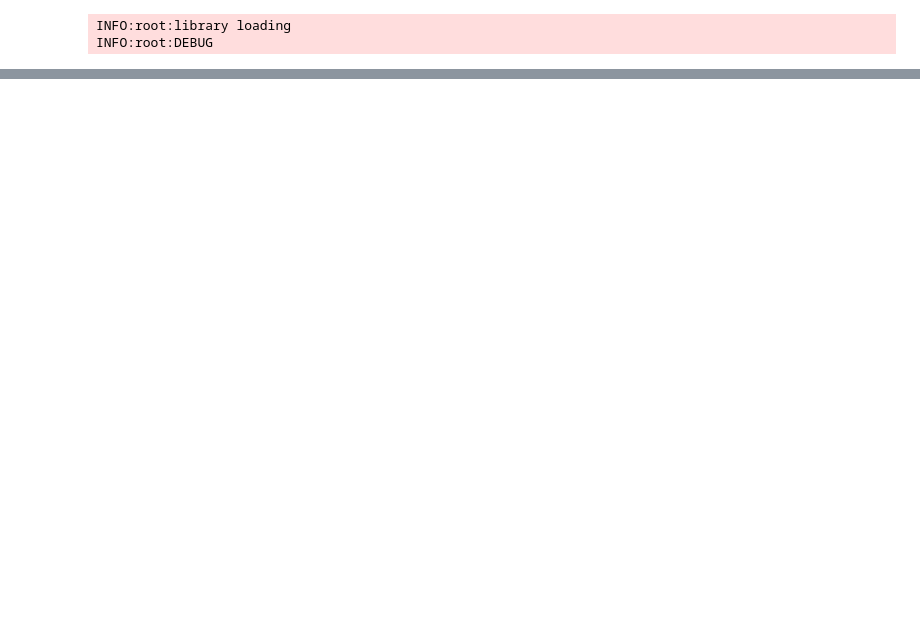
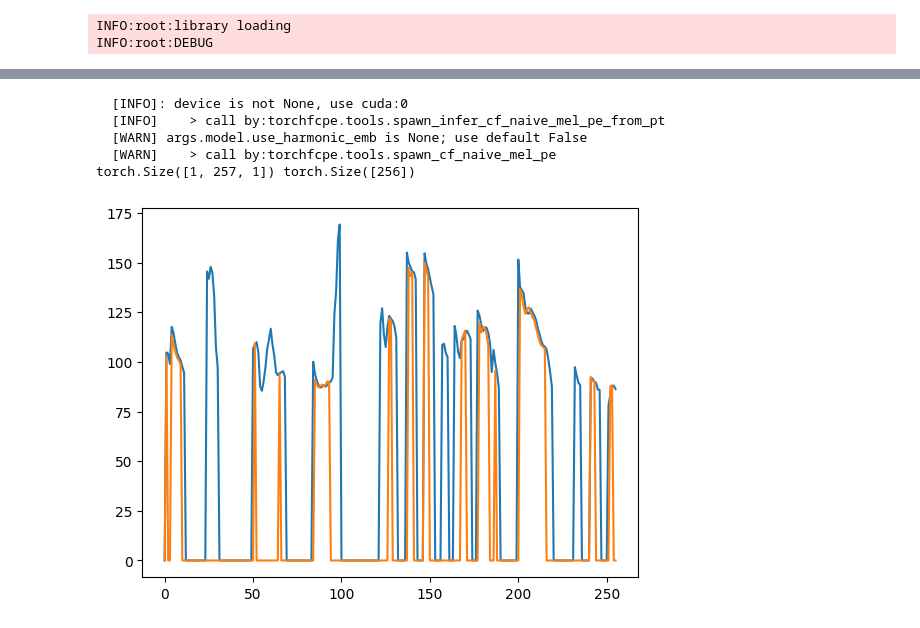
Before and after one commit to abargum/RAVE, a Jupyter notebook: test.ipynb, the cells around one changed output, grey strips where cells are left out. Cells and saved outputs as stored; diff of their text form; code cells hidden in the pictures; blank space fills up the shorter version.

```diff
--- a/test.ipynb
+++ b/test.ipynb
@@ -139,0 +167,67 @@ torch.Size([1, 64, 256]) torch.Size([1, 256, 256])
+# %%
+from torchfcpe import spawn_bundled_infer_model
+import torch
+import librosa
+import torchyin
+
+# configure device and target hop_size
+device = 'cuda:0'
+sr = 44100
+hop_size = 1024
+
+# load audio
+audio, sr = librosa.load("libri.wav", sr=sr, mono=True)
+audio = audio[:2*131072]
+audio_length = len(audio)
+f0_target_length=(audio_length // hop_size) + 1
+audio_t = torch.from_numpy(audio).float().unsqueeze(0).unsqueeze(-1).to(device)
+
+# load model
+model = spawn_bundled_infer_model(device=device)
+
+# infer
+'''
+audio: wav, torch.Tensor
+sr: sample rate
+decoder_mode: [Optional] 'local_argmax' is recommended
+threshold: [Optional] threshold for V/UV decision, 0.006 is recommended
+f0_min: [Optional] minimum f0
+f0_max: [Optional] maximum f0
+interp_uv: [Optional] whether to interpolate unvoiced frames
+output_interp_target_length: [Optional] If not None, the output f0 will be
+    interpolated to the target length
+'''
+f0 = model.infer(
+    audio_t,
+    sr=sr,
+    decoder_mode='local_argmax',
+    threshold=0.006,
+    f0_min=50,
+    f0_max=500,
+    interp_uv=False,
+    output_interp_target_length=f0_target_length,
+)
+
+
+desired_num_frames = torch.tensor(audio).shape[-1] / 1024
+tau_max = int(sr / 50)
+frame_length = 2 * tau_max
+frame_stride = (torch.tensor(audio).shape[-1] - frame_length) / (desired_num_frames - 1) / sr
+f0_yin = torchyin.estimate(torch.tensor(audio), sample_rate=sr, pitch_min=50, pitch_max=500, frame_stride=frame_stride)
+
+print(f0.shape, f0_yin.shape)
+plt.plot(f0[0, :256, 0].cpu().numpy())
+plt.plot(f0_yin.numpy())
+
+# the model is son class of torch.nn.Module, so you can use it as a normal pytorch model
+# example: change device
+model = model.to(device)
+# example: compile model
+model = torch.compile(model)
+# %% [output]
+  [INFO]: device is not None, use cuda:0
+  [INFO]    > call by:torchfcpe.tools.spawn_infer_cf_naive_mel_pe_from_pt
+  [WARN] args.model.use_harmonic_emb is None; use default False
+  [WARN]    > call by:torchfcpe.tools.spawn_cf_naive_mel_pe
+torch.Size([1, 257, 1]) torch.Size([256])
+[figure, added]
```
Also changed, not shown: parts of 3 cells of this notebook, 1 other file.
